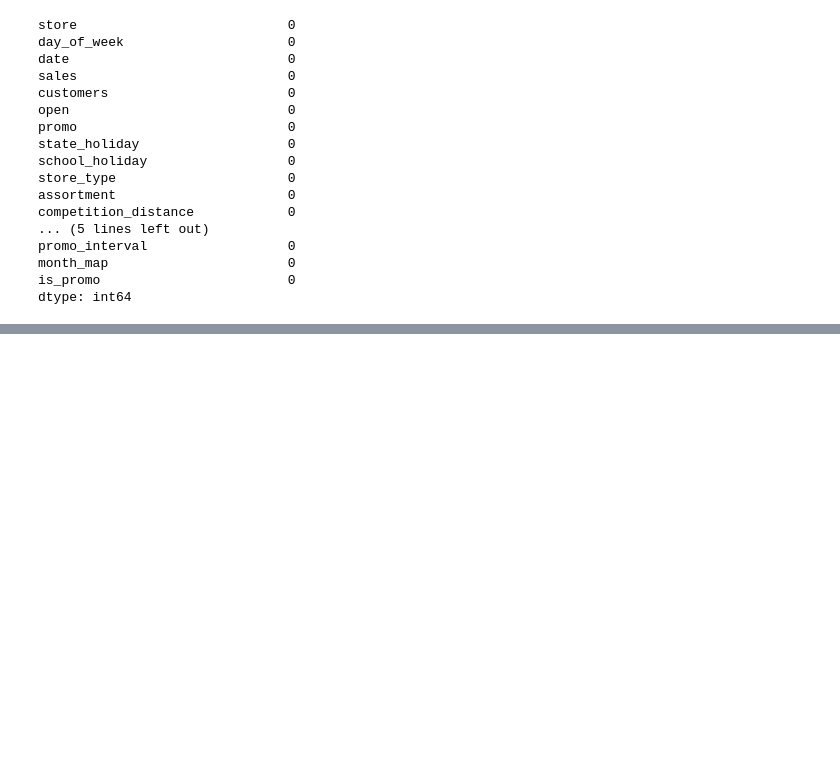
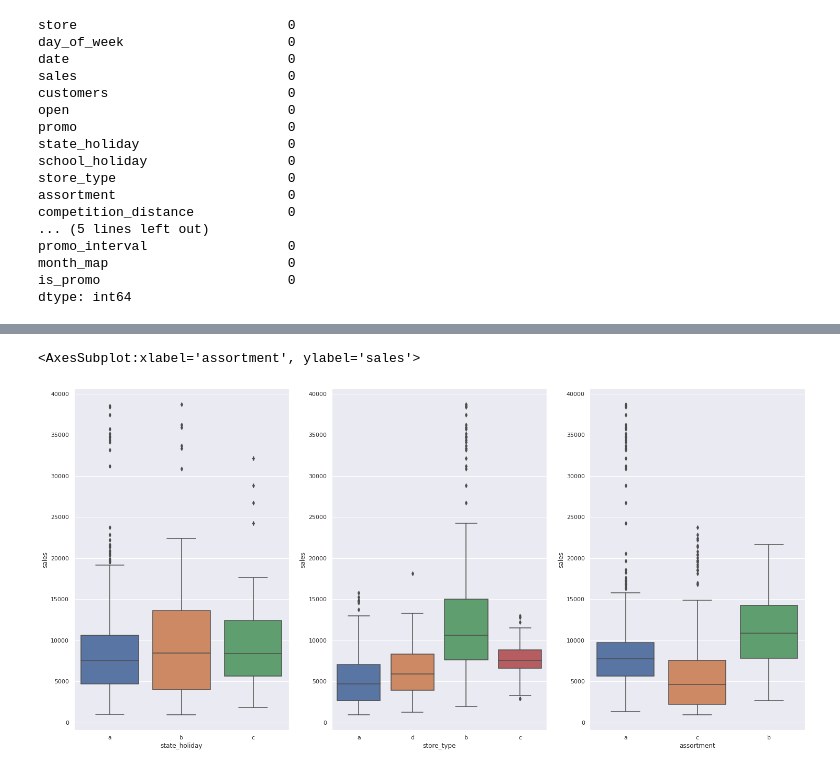
Before and after one commit to Felipehsilva/ds_em_producao, a Jupyter notebook: m02_v01_store_sales_prediction.ipynb, the cells around one changed output, grey strips where cells are left out. Saved outputs shown, nothing was run; the diff lists cells and outputs as text; code cells hidden in the pictures; blank space fills up the shorter version.

```diff
--- a/m02_v01_store_sales_prediction.ipynb
+++ b/m02_v01_store_sales_prediction.ipynb
@@ -182,0 +301,15 @@ dtype: int64
+# %%
+# a imagem acima fica de dificil compreensão por conta que a dimensão das variaveis esta muito diferente ( tem dias que não temvendas por conta das lojas estarem fechadas)
+aux1 = df1[(df1['state_holiday'] != '0') & (df1['sales']>0)]
+
+plt.subplot(1,3,1)
+sns.boxplot(x='state_holiday', y='sales',data=aux1)
+
+plt.subplot(1,3,2)
+sns.boxplot(x='store_type', y='sales',data=aux1)
+
+plt.subplot(1,3,3)
+sns.boxplot(x='assortment', y='sales',data=aux1)
+# %% [output]
+<AxesSubplot:xlabel='assortment', ylabel='sales'>
+[figure, added]
```
Also changed, not shown: parts of 17 cells of this notebook, 1 other file.
